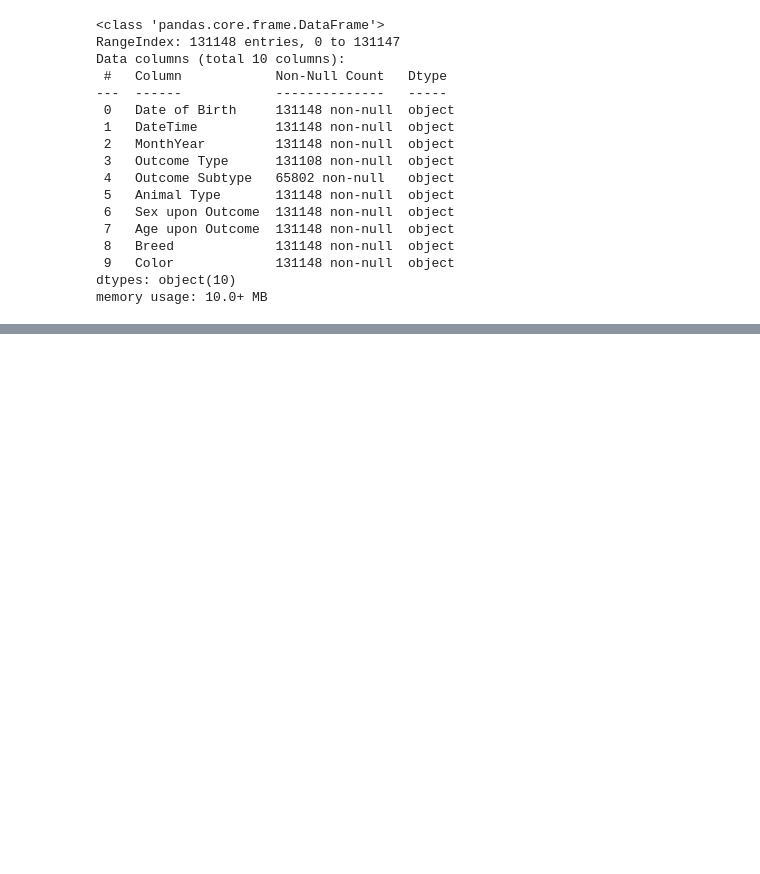
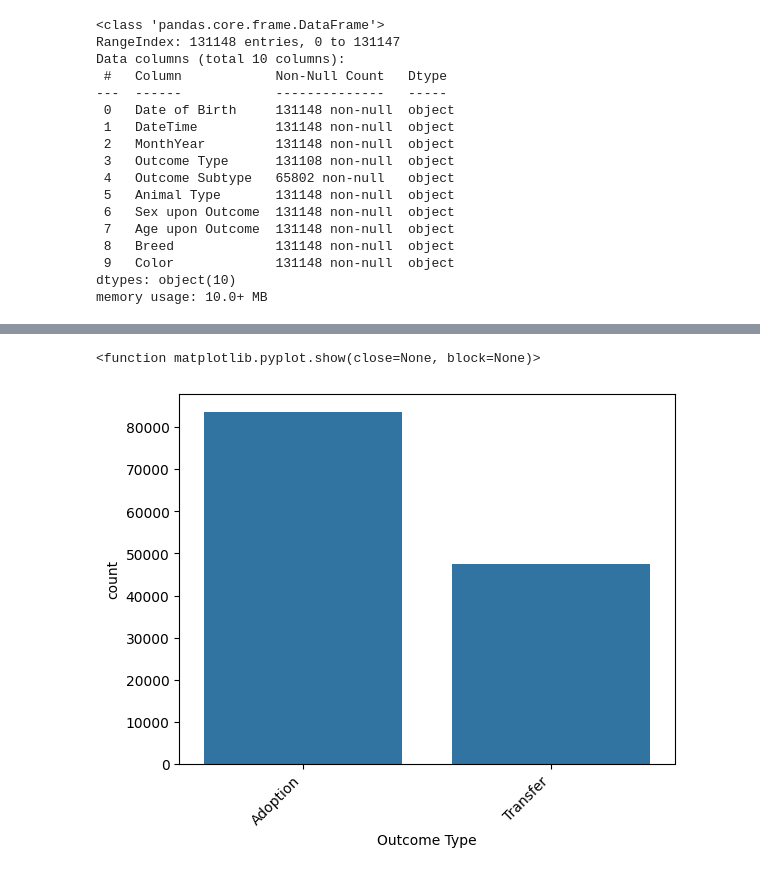
Before and after one commit to JYL2027/COE379L, a Jupyter notebook: Project1.ipynb, the cells around one changed output, grey strips where cells are left out. Drawn from its saved outputs; the diff is of its cells as text; code cells hidden in the pictures; blank space fills up the shorter version.

```diff
--- a/Project1.ipynb
+++ b/Project1.ipynb
@@ -178,0 +200,8 @@ memory usage: 12.0+ MB
+# %%
+# In the Outcome Subtype count plot I can see that a majority of the animals were able to find a partner and most found a foster. However there are very few animals who have the other outcome subtypes.
+sns.countplot(x=animals['Outcome Type'])
+plt.xticks(rotation=45, ha='right')
+plt.show
+# %% [output]
+<function matplotlib.pyplot.show(close=None, block=None)>
+[figure, added]
```
Also changed, not shown: parts of 14 cells of this notebook.
